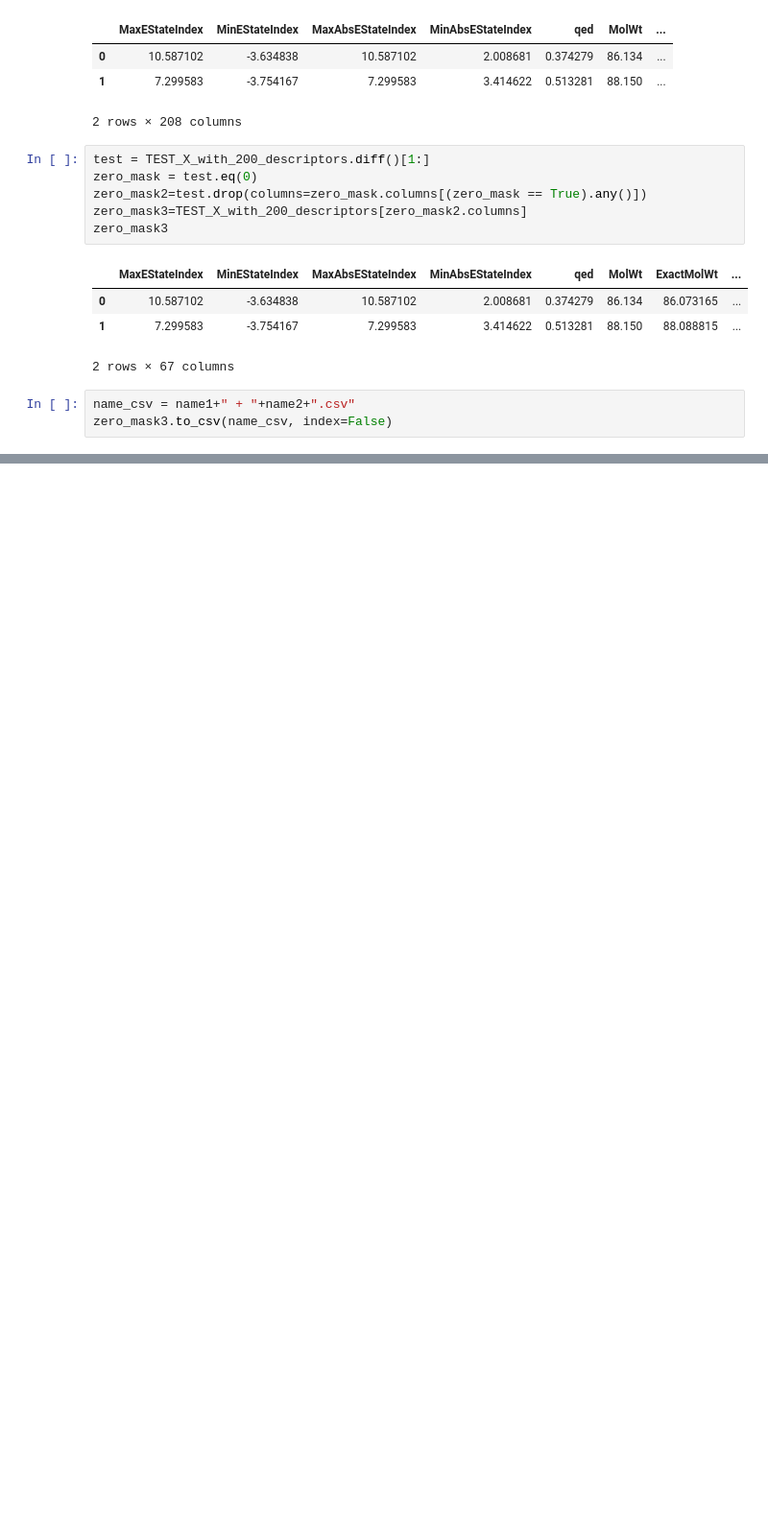
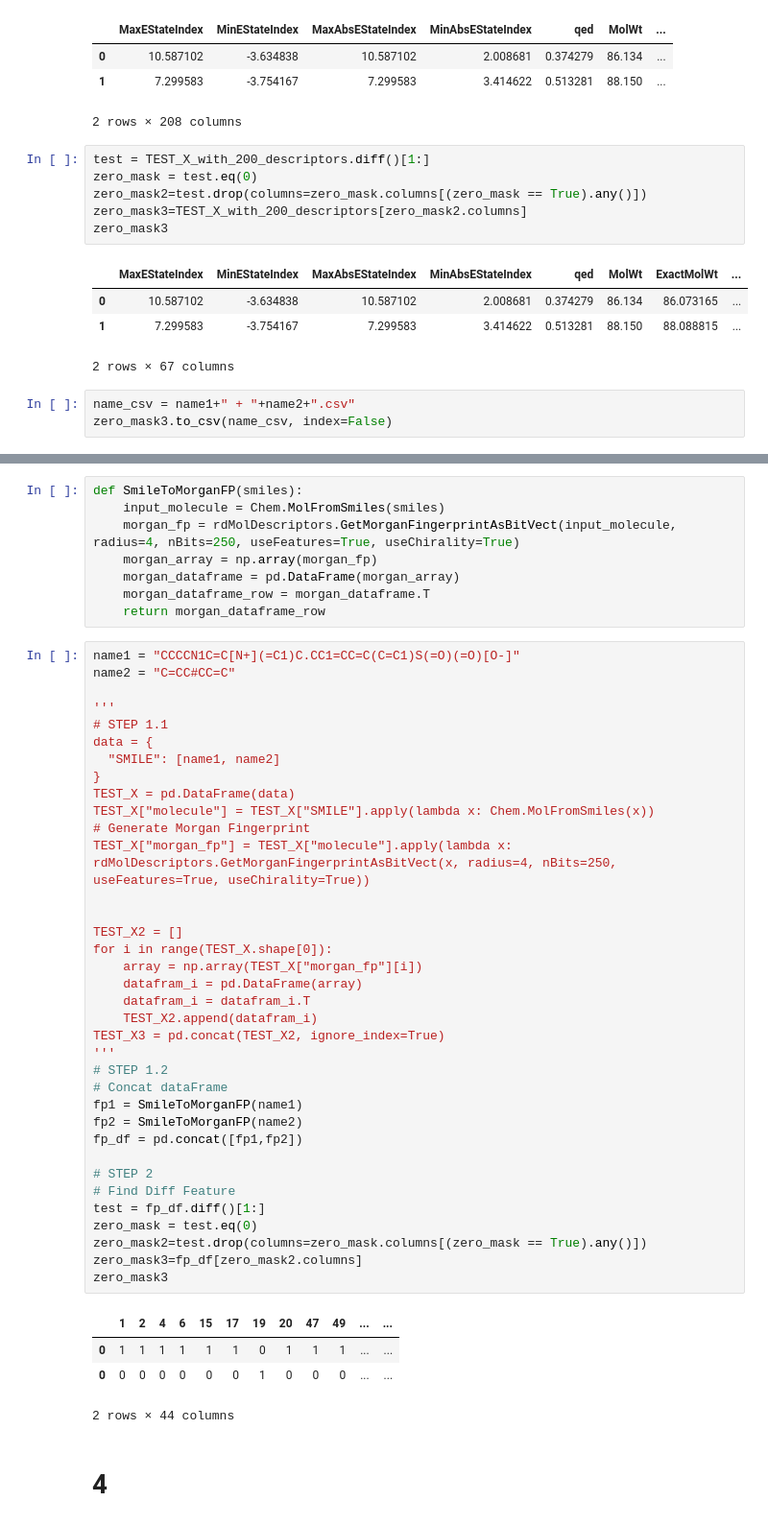
Before and after one commit to Sawahiko/SMILE_to_Feature, a Jupyter notebook: Showcase_2Sub_Diff Feature.ipynb, the cells around one changed output, grey strips where cells are left out. Shown at 96% size. Drawn from its saved outputs; the diff is of its cells as text; blank space fills up the shorter version.

```diff
--- a/Showcase_2Sub_Diff Feature.ipynb
+++ b/Showcase_2Sub_Diff Feature.ipynb
@@ -131,0 +176,51 @@ zero_mask3.to_csv(name_csv, index=False)
+# %%
+def SmileToMorganFP(smiles):
+    input_molecule = Chem.MolFromSmiles(smiles)
+    morgan_fp = rdMolDescriptors.GetMorganFingerprintAsBitVect(input_molecule, radius=4, nBits=250, useFeatures=True, useChirality=True)
+    morgan_array = np.array(morgan_fp)
+    morgan_dataframe = pd.DataFrame(morgan_array)
+    morgan_dataframe_row = morgan_dataframe.T
+    return morgan_dataframe_row
+# %%
+name1 = "CCCCN1C=C[N+](=C1)C.CC1=CC=C(C=C1)S(=O)(=O)[O-]"
+name2 = "C=CC#CC=C"
+
+'''
+# STEP 1.1
+data = {
+  "SMILE": [name1, name2]
+}
+TEST_X = pd.DataFrame(data)
+TEST_X["molecule"] = TEST_X["SMILE"].apply(lambda x: Chem.MolFromSmiles(x))
+# Generate Morgan Fingerprint
+TEST_X["morgan_fp"] = TEST_X["molecule"].apply(lambda x: rdMolDescriptors.GetMorganFingerprintAsBitVect(x, radius=4, nBits=250, useFeatures=True, useChirality=True))
+
+
+TEST_X2 = []
+for i in range(TEST_X.shape[0]):
+    array = np.array(TEST_X["morgan_fp"][i])
+    datafram_i = pd.DataFrame(array)
+    datafram_i = datafram_i.T
+    TEST_X2.append(datafram_i)
+TEST_X3 = pd.concat(TEST_X2, ignore_index=True)
+'''
+# STEP 1.2
+# Concat dataFrame
+fp1 = SmileToMorganFP(name1)
+fp2 = SmileToMorganFP(name2)
+fp_df = pd.concat([fp1,fp2])
+
+# STEP 2
+# Find Diff Feature
+test = fp_df.diff()[1:]
+zero_mask = test.eq(0)
+zero_mask2=test.drop(columns=zero_mask.columns[(zero_mask == True).any()])
+zero_mask3=fp_df[zero_mask2.columns]
+zero_mask3
+# %% [output]
+|  | 1 | 2 | 4 | 6 | 15 | 17 | 19 | 20 | 47 | 49 | ... | ... |
+| 0 | 1 | 1 | 1 | 1 | 1 | 1 | 0 | 1 | 1 | 1 | ... | ... |
+| 0 | 0 | 0 | 0 | 0 | 0 | 0 | 1 | 0 | 0 | 0 | ... | ... |
+2 rows × 44 columns
+# %% [markdown]
+# 4
```
Also changed, not shown: parts of 15 cells of this notebook, 7 other files.
